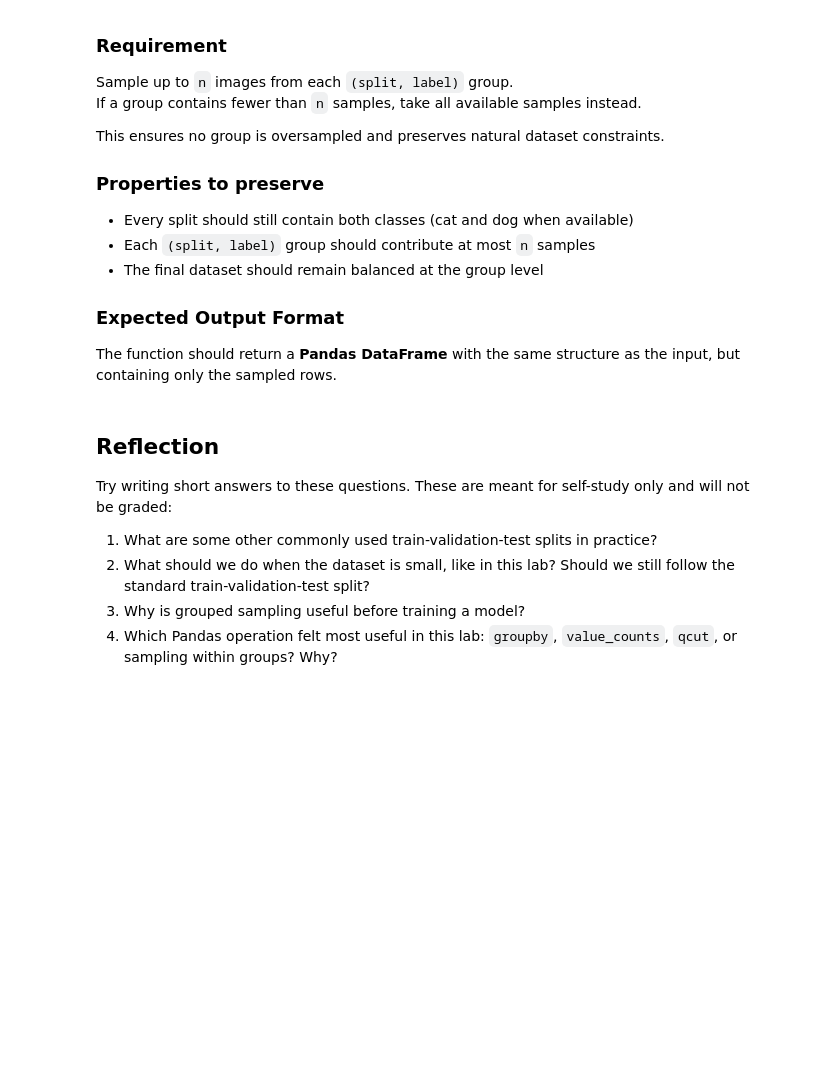
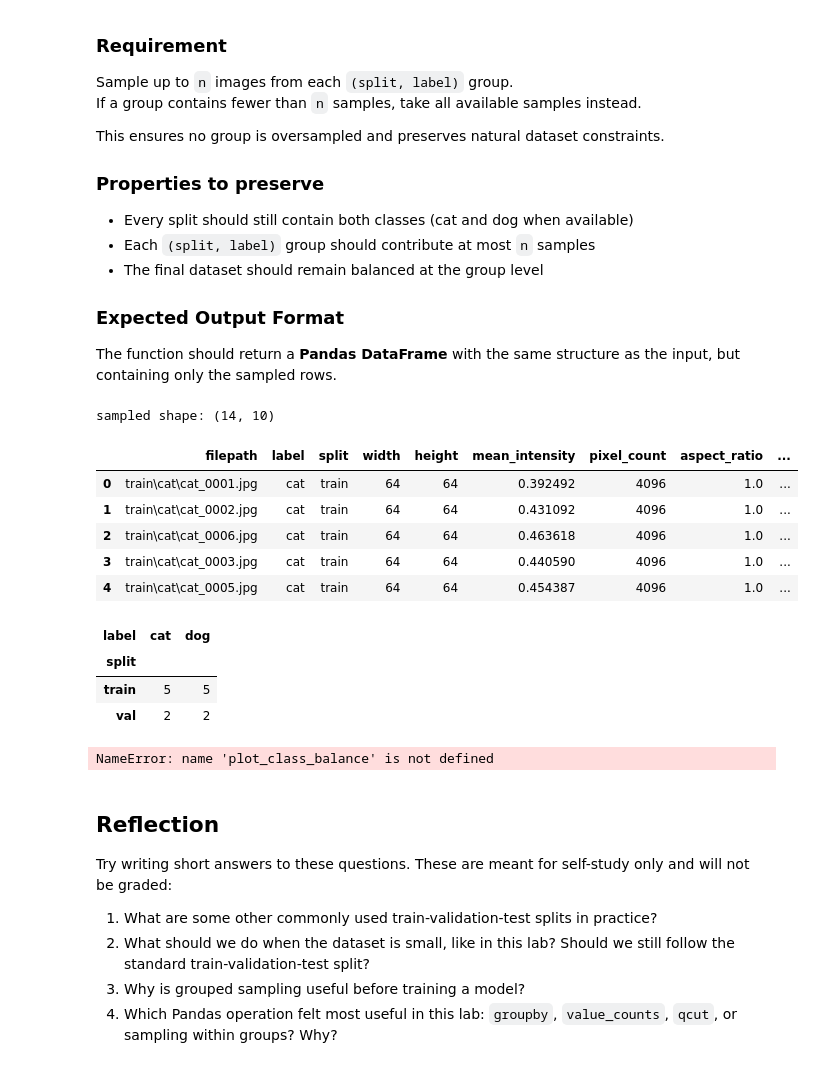
Before and after one commit to vgu-dsai-2026/lab-2-pandas-cool-nguyen123, a Jupyter notebook: notebook.ipynb, the cells around one changed output. Drawn from its saved outputs; the diff is of its cells as text; code cells hidden in the pictures; blank space fills up the shorter version.

```diff
--- a/notebook.ipynb
+++ b/notebook.ipynb
@@ -456,14 +567,45 @@ This ensures no group is oversampled and preserves natural dataset constraints.
 
 The function should return a **Pandas DataFrame** with the same structure as the input, but containing only the sampled rows.
 # %%
-def create_balanced_sample(df, n, random_state=42):
-    sampled_df = (
-        df.groupby(["split", "label"], group_keys=False)
-        .apply(lambda group: group.sample(n=min(len(group), n), random_state=random_state))
-        .reset_index(drop=True)
-    )
+SEED = 42
 
-    return sampled_df
+def sample_balanced_by_split_and_label(frame, n_per_group, seed):
+    samples = []
+
+    for (split, label), group in frame.groupby(["split", "label"]):
+        sampled = group.sample(
+            n=min(len(group), n_per_group),
+            random_state=seed
+        )
+        samples.append(sampled)
+
+    return pd.concat(samples, ignore_index=True)
+
+
+sample_size_per_group = 5
+sampled_df = sample_balanced_by_split_and_label(
+    analysis_df, n_per_group=sample_size_per_group, seed=SEED
+)
+print("sampled shape:", sampled_df.shape)
+display(sampled_df.head())
+
+sampled_balance = sampled_df.groupby(["split", "label"]).size().unstack(fill_value=0)
+display(sampled_balance)
+
+plot_class_balance(sampled_df, title="Balanced sampled subset by split")
+# %% [output]
+sampled shape: (14, 10)
+|  | filepath | label | split | width | height | mean_intensity | pixel_count | aspect_ratio | ... |
+| 0 | train\cat\cat_0001.jpg | cat | train | 64 | 64 | 0.392492 | 4096 | 1.0 | ... |
+| 1 | train\cat\cat_0002.jpg | cat | train | 64 | 64 | 0.431092 | 4096 | 1.0 | ... |
+| 2 | train\cat\cat_0006.jpg | cat | train | 64 | 64 | 0.463618 | 4096 | 1.0 | ... |
+| 3 | train\cat\cat_0003.jpg | cat | train | 64 | 64 | 0.440590 | 4096 | 1.0 | ... |
+| 4 | train\cat\cat_0005.jpg | cat | train | 64 | 64 | 0.454387 | 4096 | 1.0 | ... |
+| label | cat | dog |
+| split |  |  |
+| train | 5 | 5 |
+| val | 2 | 2 |
+NameError: name 'plot_class_balance' is not defined
 # %% [markdown]
 ## Reflection
 
```
Also changed, not shown: parts of 8 cells of this notebook.
